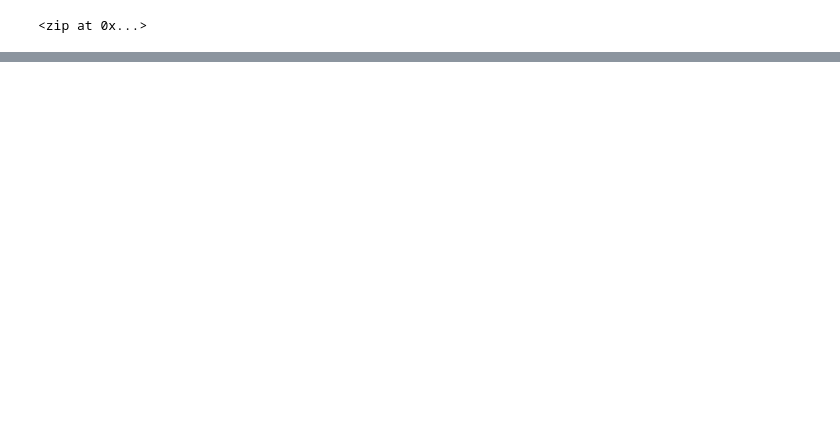
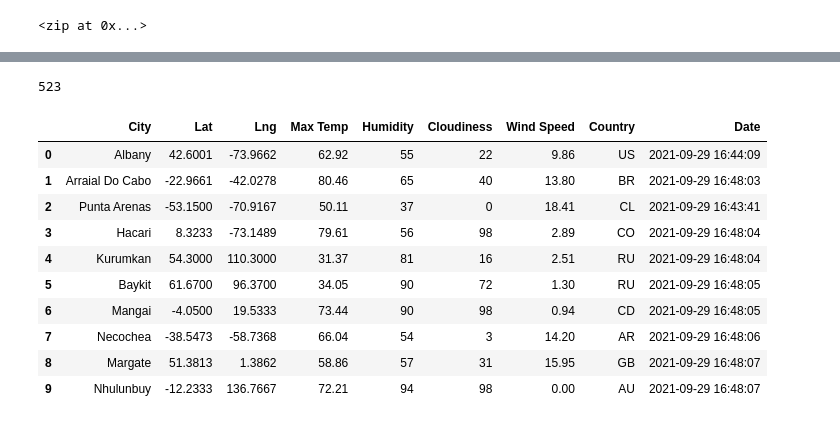
Before and after one commit to SeanDraper/World_Weather_Analysis, a Jupyter notebook: WeatherPy.ipynb, the cells around one changed output, grey strips where cells are left out. Drawn from its saved outputs; the diff is of its cells as text; code cells hidden in the pictures; blank space fills up the shorter version.

```diff
--- a/WeatherPy.ipynb
+++ b/WeatherPy.ipynb
@@ -32,0 +129,20 @@ len(cities)
+# %%
+len(city_data)
+# %% [output]
+523
+# %%
+# Convert the array of dictionaries to a Pandas DataFrame.
+city_data_df = pd.DataFrame(city_data)
+city_data_df.head(10)
+# %% [output]
+|  | City | Lat | Lng | Max Temp | Humidity | Cloudiness | Wind Speed | Country | Date |
+| 0 | Albany | 42.6001 | -73.9662 | 62.92 | 55 | 22 | 9.86 | US | 2021-09-29 16:44:09 |
+| 1 | Arraial Do Cabo | -22.9661 | -42.0278 | 80.46 | 65 | 40 | 13.80 | BR | 2021-09-29 16:48:03 |
+| 2 | Punta Arenas | -53.1500 | -70.9167 | 50.11 | 37 | 0 | 18.41 | CL | 2021-09-29 16:43:41 |
+| 3 | Hacari | 8.3233 | -73.1489 | 79.61 | 56 | 98 | 2.89 | CO | 2021-09-29 16:48:04 |
+| 4 | Kurumkan | 54.3000 | 110.3000 | 31.37 | 81 | 16 | 2.51 | RU | 2021-09-29 16:48:04 |
+| 5 | Baykit | 61.6700 | 96.3700 | 34.05 | 90 | 72 | 1.30 | RU | 2021-09-29 16:48:05 |
+| 6 | Mangai | -4.0500 | 19.5333 | 73.44 | 90 | 98 | 0.94 | CD | 2021-09-29 16:48:05 |
+| 7 | Necochea | -38.5473 | -58.7368 | 66.04 | 54 | 3 | 14.20 | AR | 2021-09-29 16:48:06 |
+| 8 | Margate | 51.3813 | 1.3862 | 58.86 | 57 | 31 | 15.95 | GB | 2021-09-29 16:48:07 |
+| 9 | Nhulunbuy | -12.2333 | 136.7667 | 72.21 | 94 | 98 | 0.00 | AU | 2021-09-29 16:48:07 |
```
Also changed, not shown: parts of 8 cells of this notebook, 4 other files.
